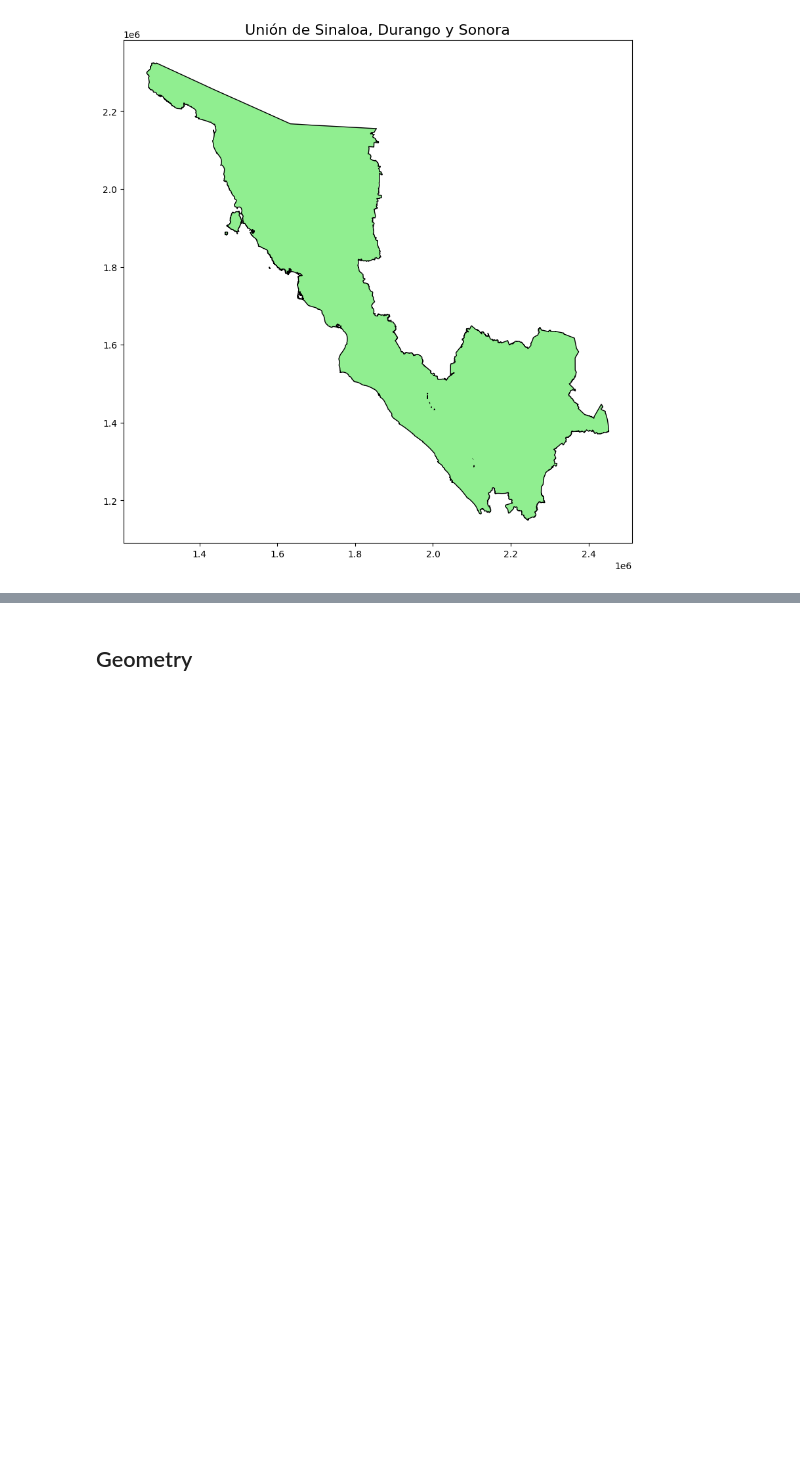
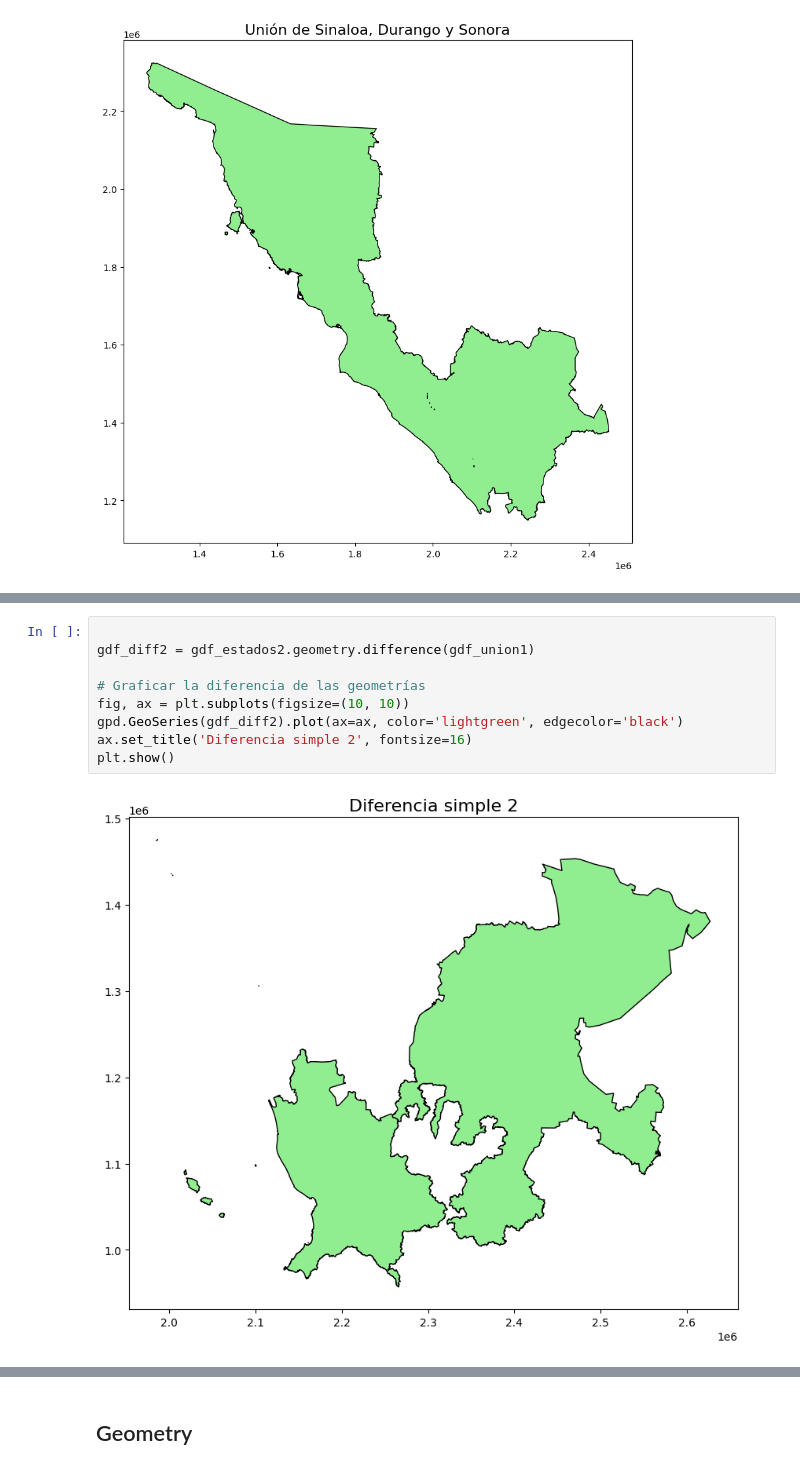
Before and after one commit to barbaperezf/INEGI-Shp, a Jupyter notebook: Clase.ipynb, the cells around one changed output, grey strips where cells are left out. Cells and saved outputs as stored; diff of their text form; blank space fills up the shorter version.

```diff
--- a/Clase.ipynb
+++ b/Clase.ipynb
@@ -135,0 +172,11 @@ plt.show()
+# %%
+
+gdf_diff2 = gdf_estados2.geometry.difference(gdf_union1)
+
+# Graficar la diferencia de las geometrías
+fig, ax = plt.subplots(figsize=(10, 10))
+gpd.GeoSeries(gdf_diff2).plot(ax=ax, color='lightgreen', edgecolor='black')
+ax.set_title('Diferencia simple 2', fontsize=16)
+plt.show()
+# %% [output]
+[figure, added]
```
Also changed, not shown: parts of 8 cells of this notebook, 1 other file.
